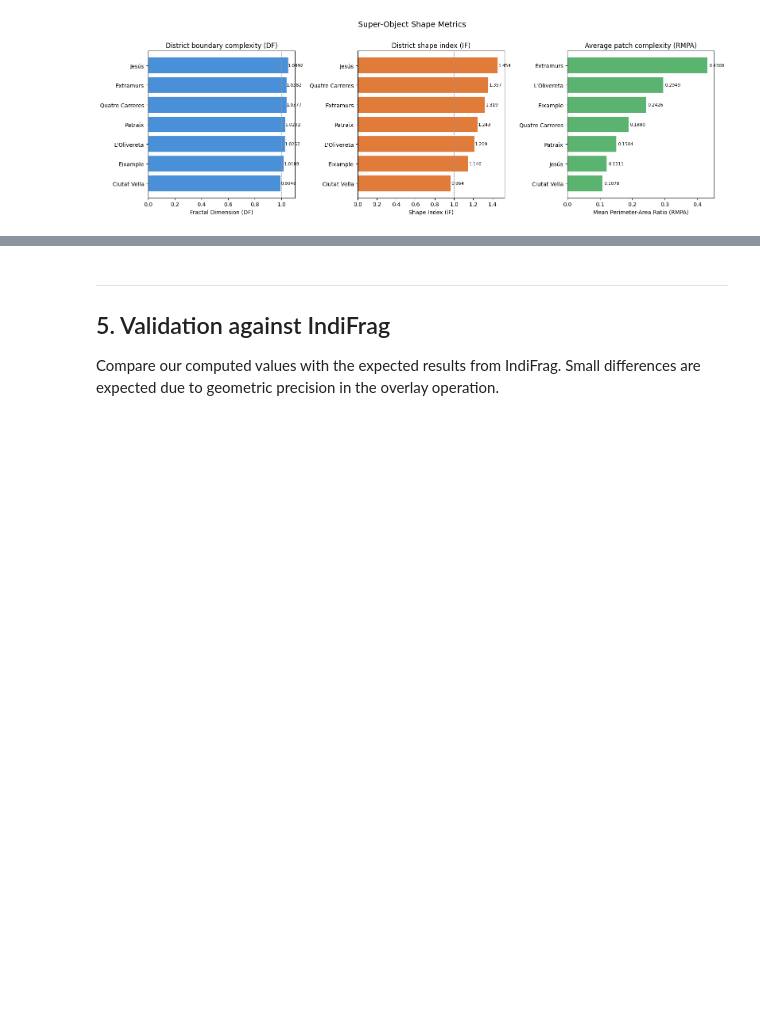
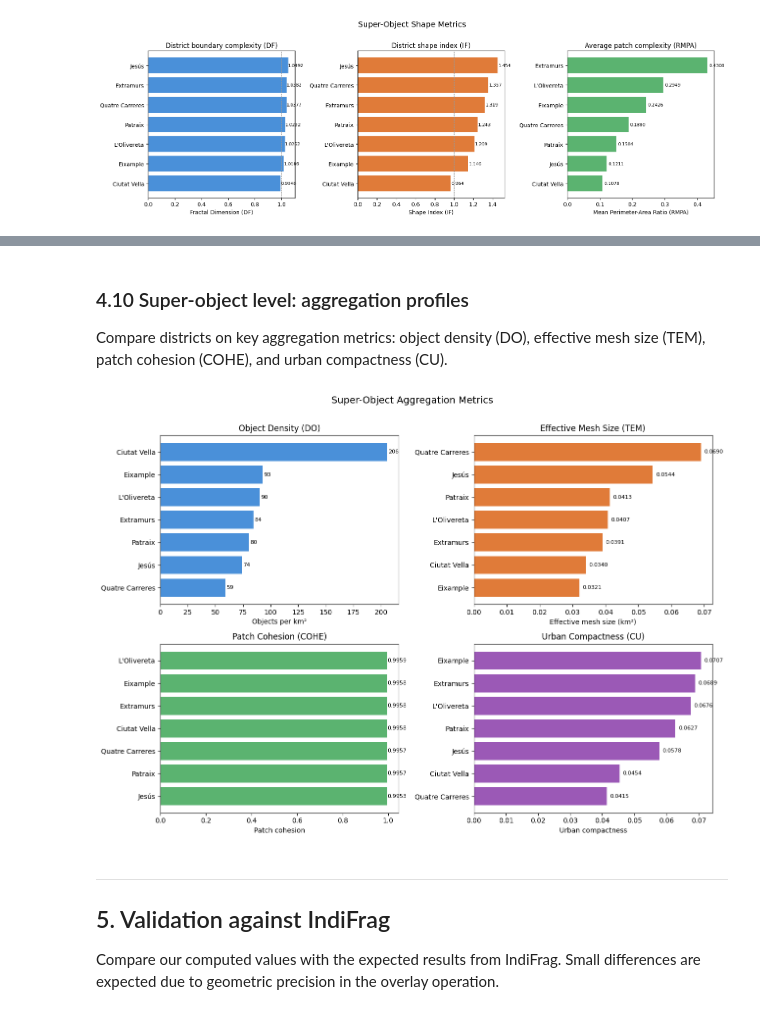
Before and after one commit to Emanuel-Agu/fragmetrics, a Jupyter notebook: notebooks/01_fragmentation_with_SO.ipynb, the cells around one changed output, grey strips where cells are left out. Cells and saved outputs as stored; diff of their text form; code cells hidden in the pictures; blank space fills up the shorter version.

```diff
--- a/notebooks/01_fragmentation_with_SO.ipynb
+++ b/notebooks/01_fragmentation_with_SO.ipynb
@@ -459,3 +576,51 @@ plt.show()
+# %% [markdown]
+### 4.10 Super-object level: aggregation profiles
+
+Compare districts on key aggregation metrics: object density (DO),
+effective mesh size (TEM), patch cohesion (COHE), and urban compactness (CU).
+# %%
+fig, axes = plt.subplots(2, 2, figsize=(13, 9))
+bar_color = "#4a90d9"
+
+so_sorted = so_agg.sort_values("DO")
+
+# DO
+axes[0,0].barh(so_sorted["district"], so_sorted["DO"], color=bar_color)
+axes[0,0].set_xlabel("Objects per km²")
+axes[0,0].set_title("Object Density (DO)")
+for i, v in enumerate(so_sorted["DO"]):
+    axes[0,0].text(v + 1, i, f"{v:.0f}", va="center", fontsize=8)
+
+# TEM
+so_sorted_t = so_agg.sort_values("TEM")
+axes[0,1].barh(so_sorted_t["district"], so_sorted_t["TEM"], color="#e07b39")
+axes[0,1].set_xlabel("Effective mesh size (km²)")
+axes[0,1].set_title("Effective Mesh Size (TEM)")
+for i, v in enumerate(so_sorted_t["TEM"]):
+    axes[0,1].text(v + 0.001, i, f"{v:.4f}", va="center", fontsize=8)
+
+# COHE
+so_sorted_c = so_agg.sort_values("COHE")
+axes[1,0].barh(so_sorted_c["district"], so_sorted_c["COHE"], color="#5bb370")
+axes[1,0].set_xlabel("Patch cohesion")
+axes[1,0].set_title("Patch Cohesion (COHE)")
+for i, v in enumerate(so_sorted_c["COHE"]):
+    axes[1,0].text(v + 0.001, i, f"{v:.4f}", va="center", fontsize=8)
+
+# CU
+so_sorted_cu = so_agg.sort_values("CU")
+axes[1,1].barh(so_sorted_cu["district"], so_sorted_cu["CU"], color="#9b59b6")
+axes[1,1].set_xlabel("Urban compactness")
+axes[1,1].set_title("Urban Compactness (CU)")
+for i, v in enumerate(so_sorted_cu["CU"]):
+    axes[1,1].text(v + 0.001, i, f"{v:.4f}", va="center", fontsize=8)
+
+plt.suptitle("Super-Object Aggregation Metrics", fontsize=14, y=1.01)
+plt.tight_layout()
+plt.savefig("../outputs/figures/01_agg_SO_profiles.png", dpi=150, bbox_inches="tight")
+plt.show()
+# %% [output]
+[figure, added]
 # %% [markdown]
 ---
 
```
Also changed, not shown: parts of 11 cells of this notebook, 1 other file.
